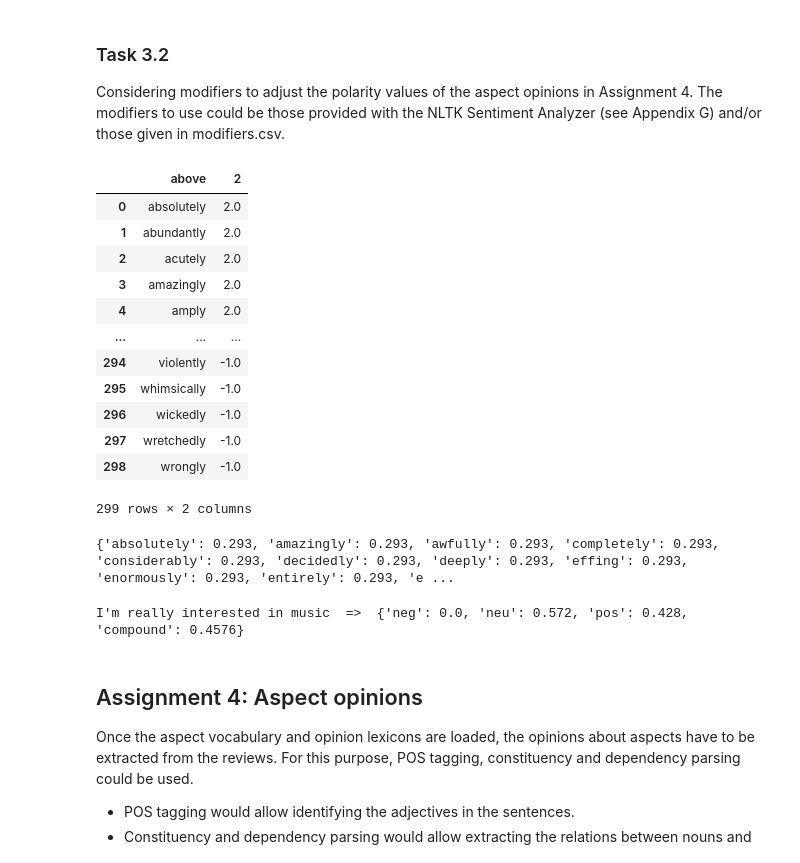
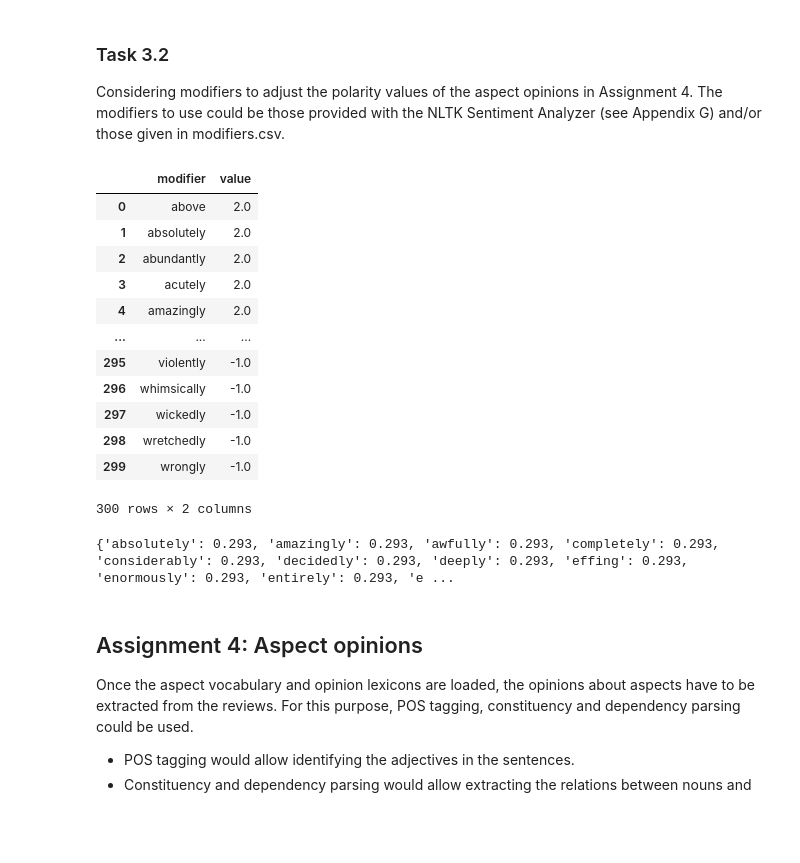
Before and after one commit to glorelvalle/mucd-mg, a Jupyter notebook: pln/p1.ipynb, the cells around one changed output. Drawn from its saved outputs; the diff is of its cells as text; code cells hidden in the pictures; blank space fills up the shorter version.

```diff
--- a/pln/p1.ipynb
+++ b/pln/p1.ipynb
@@ -265,22 +344,22 @@ NameError: name 'displacy' is not defined
 
 Considering modifiers to adjust the polarity values of the aspect opinions in Assignment 4. The modifiers to use could be those provided with the NLTK Sentiment Analyzer (see Appendix G) and/or those given in modifiers.csv.
 # %%
-modifiers = pd.read_csv("modifiers/modifiers.csv")
+modifiers = pd.read_csv("modifiers/modifiers.csv", header = None, names=['modifier', 'value'] )
 modifiers
 # %% [output]
-|  | above | 2 |
-| 0 | absolutely | 2.0 |
-| 1 | abundantly | 2.0 |
-| 2 | acutely | 2.0 |
-| 3 | amazingly | 2.0 |
-| 4 | amply | 2.0 |
+|  | modifier | value |
+| 0 | above | 2.0 |
+| 1 | absolutely | 2.0 |
+| 2 | abundantly | 2.0 |
+| 3 | acutely | 2.0 |
+| 4 | amazingly | 2.0 |
 | ... | ... | ... |
-| 294 | violently | -1.0 |
-| 295 | whimsically | -1.0 |
-| 296 | wickedly | -1.0 |
-| 297 | wretchedly | -1.0 |
-| 298 | wrongly | -1.0 |
+| 295 | violently | -1.0 |
+| 296 | whimsically | -1.0 |
+| 297 | wickedly | -1.0 |
+| 298 | wretchedly | -1.0 |
+| 299 | wrongly | -1.0 |
-299 rows × 2 columns
+300 rows × 2 columns
 # %%
 from nltk.sentiment import SentimentIntensityAnalyzer
 from nltk.sentiment.vader import VaderConstants
@@ -289,14 +368,6 @@ constants = VaderConstants()
 print(constants.BOOSTER_DICT)
 # %% [output]
 {'absolutely': 0.293, 'amazingly': 0.293, 'awfully': 0.293, 'completely': 0.293, 'considerably': 0.293, 'decidedly': 0.293, 'deeply': 0.293, 'effing': 0.293, 'enormously': 0.293, 'entirely': 0.293, 'e ...
-# %%
-#nltk.download('vader_lexicon')
-
-analyzer = SentimentIntensityAnalyzer()
-s = "I'm really interested in music"
-print(s, " => ", analyzer.polarity_scores(s))
-# %% [output]
-I'm really interested in music  =>  {'neg': 0.0, 'neu': 0.572, 'pos': 0.428, 'compound': 0.4576}
 # %% [markdown]
 ## Assignment 4: Aspect opinions
 
```
Also changed, not shown: parts of 23 cells of this notebook.
